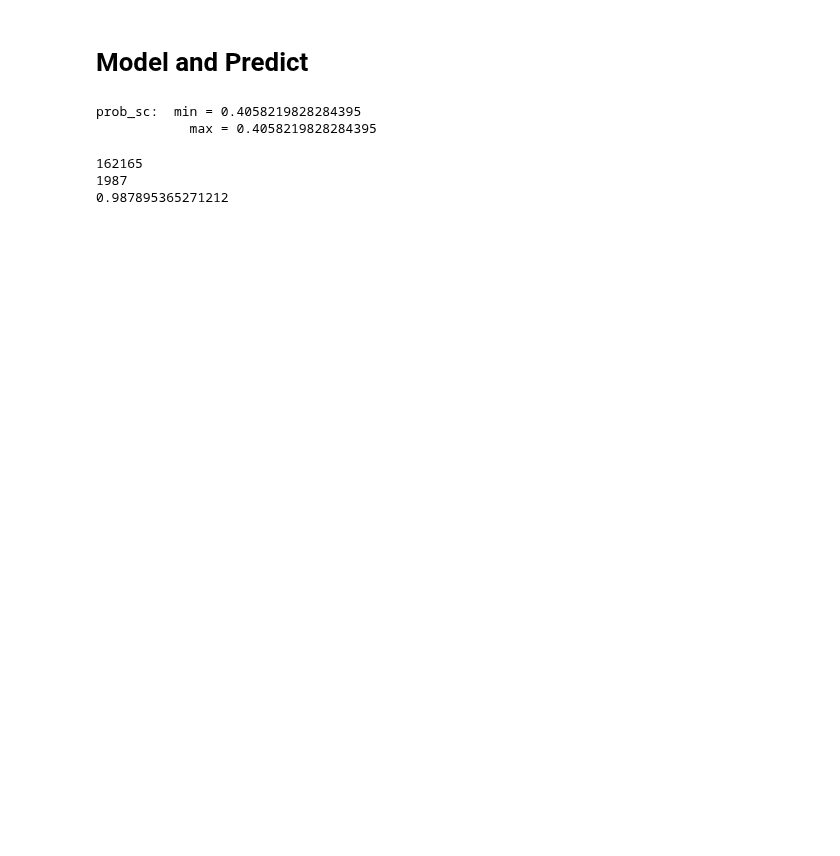
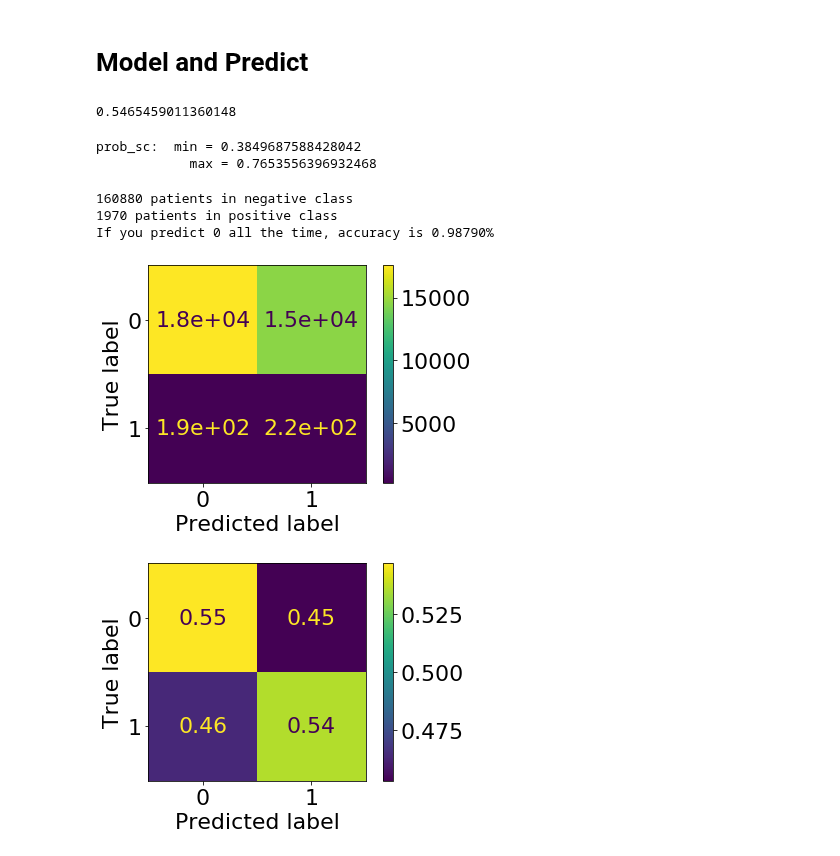
Before and after one commit to horwitzr/ViTalErt, a Jupyter notebook: models/Model.ipynb, the cells around one changed output. Cells and saved outputs as stored; diff of their text form; code cells hidden in the pictures; blank space fills up the shorter version.

```diff
--- a/models/Model.ipynb
+++ b/models/Model.ipynb
@@ -4,7 +4,8 @@
 # 0 = no streamlit
 # 1 = test user inputs
 # 2 = run in streamlit
-streamlit_status = 1
+streamlit_status = 0
+do_plots = 1
 
 dir_read = '/Users/rachellehorwitz/Documents/VTAlert/data/filtered02/'
 #dir_read = '/Users/rachellehorwitz/Documents/VTAlert/over18_eicu/'
@@ -16,5 +17,10 @@ from sklearn.pipeline import make_pipeline
 import pandas as pd
 import numpy as np
 import seaborn as sns
+import matplotlib
 import matplotlib.pyplot as plt
 import streamlit as st
+from sklearn.metrics import confusion_matrix
+from sklearn.metrics import plot_confusion_matrix
+
+matplotlib.rcParams.update({'font.size': 22})
@@ -41,8 +42,8 @@ tmp = patient[~patient['patientunitstayid'].isin(ptusid_pos['patientunitstayid']
 ptusid_neg = tmp[['patientunitstayid']]
 
 # Create labels
-ptusid_neg.loc[:,'label'] = 0
-ptusid_pos.loc[:,'label'] = 1
+ptusid_neg.loc[:, 'label'] = 0
+ptusid_pos.loc[:, 'label'] = 1
 
 # Add labels to "patient" dataframe and move 'label' column to left
 ptusid_w_label = pd.concat([ptusid_pos, ptusid_neg])
@@ -55,6 +56,10 @@ patient = patient.join(ptusid_w_label)
 cols = list(patient.columns)
 cols = [cols[-1]] + cols[:-1]
 patient = patient[cols]
+
+# Remove patients who weigh less than 40 kg or more than 400 kg
+patient = patient[(patient['admissionweight'] > 40) & \
+                   (patient['admissionweight'] < 400)]
 # %% [output]
 A value is trying to be set on a copy of a slice from a DataFrame.
 Try using .loc[row_indexer,col_indexer] = value instead
@@ -123,7 +171,7 @@ if streamlit_status == 1:
 
 if streamlit_status == 2:
     age = st.slider('Age', 19, 90)
-    admissionweight = ('Admission Weight (kg)', 20, 300)
+    admissionweight = st.slider('Admission Weight (kg)', 40, 300)
 
 if (streamlit_status == 1) | (streamlit_status == 2):
     input_data = {'age': [age], 'admissionweight': [admissionweight]}
@@ -131,7 +179,8 @@ if (streamlit_status == 1) | (streamlit_status == 2):
 # %% [markdown]
 # Model and Predict
 # %%
-logisticRegr_sc = train_model(X_train, y_train)
+logisticRegr_sc = make_pipeline(StandardScaler(), LogisticRegression(class_weight='balanced'))
+logisticRegr_sc.fit(X_train, y_train)
 
 predictions_sc = logisticRegr_sc.predict(X_test)
 prob_sc = logisticRegr_sc.predict_proba(X_test)[:,1]
@@ -139,9 +188,11 @@ prob_sc = logisticRegr_sc.predict_proba(X_test)[:,1]
 if streamlit_status == 0:
     scores_sc = logisticRegr_sc.score(X_test, y_test)
     print(scores_sc)
+# %% [output]
+0.5465459011360148
 # %%
 print('prob_sc:  min = ' + str(np.min(prob_sc)))
 print('\t    max = ' + str(np.max(prob_sc)))
 # %% [output]
-prob_sc:  min = 0.4058219828284395
-            max = 0.4058219828284395
+prob_sc:  min = 0.3849687588428042
+            max = 0.7653556396932468
@@ -150,12 +199,25 @@ st.write(' The risk of VTE is: ' + str(prob_sc[0]) + '%')
-# %%
-# Baseline if always predict 0: wrong only for when y is 1
-N0_bl = patient[patient['label']==0].shape[0]
-N1_bl = patient[patient['label']==1].shape[0]
-
-print(str(N0_bl))
-print(str(N1_bl))
-print(N0_bl/(N0_bl + N1_bl))
-# %% [output]
-162165
-1987
-0.987895365271212
+# %%
+if streamlit_status == 0:
+
+    # Print baseline accuracy
+    N0_bl = patient[patient['label']==0].shape[0]
+    N1_bl = patient[patient['label']==1].shape[0]
+    print('{:d} patients in negative class'.format(N0_bl))
+    print('{:d} patients in positive class'.format(N1_bl))
+    print('If you predict 0 all the time, accuracy is {:.5f}%'.format(N0_bl/(N0_bl+N1_bl)))
+
+    cm = confusion_matrix(list(y_test), predictions_sc)
+    plot_confusion_matrix(logisticRegr_sc, X_test, list(y_test))
+    plot_confusion_matrix(logisticRegr_sc, X_test, list(y_test),  normalize='true')
+
+if streamlit_status == 1:
+    print('The risk of VTE is: {:.2f}%'.format((100*prob_sc[0])))
+
+if streamlit_status == 2:
+    st.write('The risk of VTE is: {:.2f}'.format((100*prob_sc[0])))
+# %% [output]
+160880 patients in negative class
+1970 patients in positive class
+If you predict 0 all the time, accuracy is 0.98790%
+[figure, added]
+[figure, added]
```
Also changed, not shown: parts of 10 cells of this notebook, 3 other files.
